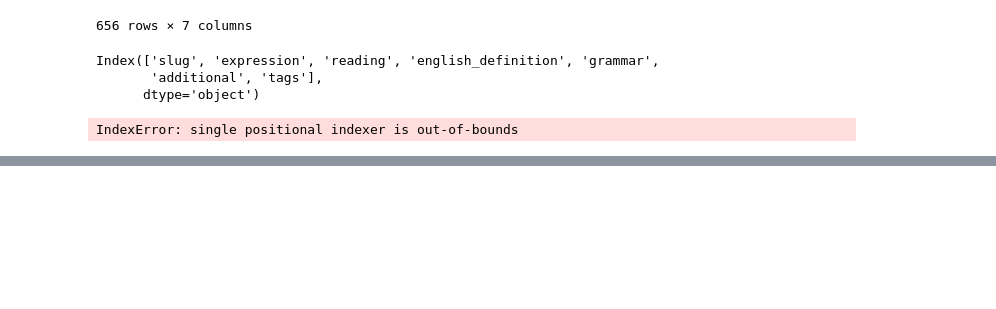
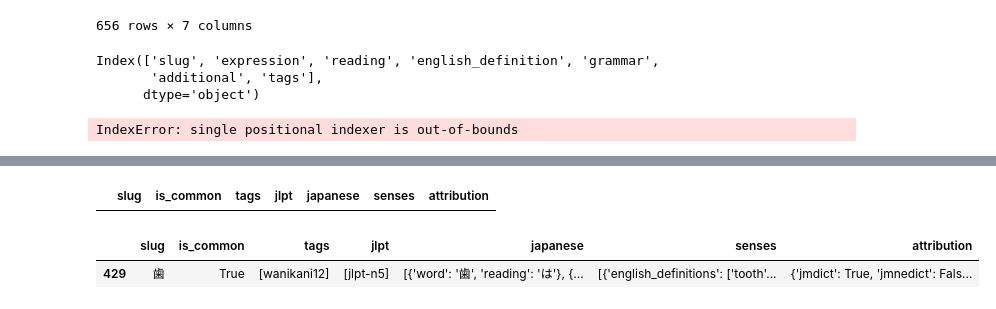
Before and after one commit to coolmule0/JLPT-N5-N1-Japanese-Vocabulary-Anki, a Jupyter notebook: Untitled.ipynb, the cells around one changed output, grey strips where cells are left out. Drawn from its saved outputs; the diff is of its cells as text; code cells hidden in the pictures; blank space fills up the shorter version.

```diff
--- a/Untitled.ipynb
+++ b/Untitled.ipynb
@@ -255,0 +276,3 @@ df_data["senses"].apply(
+# %%
+df0 = df0.sort_values(by=['slug']).reset_index(drop=True)
+df1 = df1.sort_values(by=['slug']).reset_index(drop=True)
@@ -255,0 +322,9 @@ df_data["senses"].apply(
+# %%
+df1[df1["slug"] == "歯"]
+# %% [output]
+|  | slug | is_common | tags | jlpt | japanese | senses | attribution |
+# %%
+df0[df0["slug"] == "歯"]
+# %% [output]
+|  | slug | is_common | tags | jlpt | japanese | senses | attribution |
+| 429 | 歯 | True | [wanikani12] | [jlpt-n5] | [{'word': '歯', 'reading': 'は'}, {... | [{'english_definitions': ['tooth'... | {'jmdict': True, 'jmnedict': Fals... |
```
Also changed, not shown: parts of 4 cells of this notebook, 16 other files.
